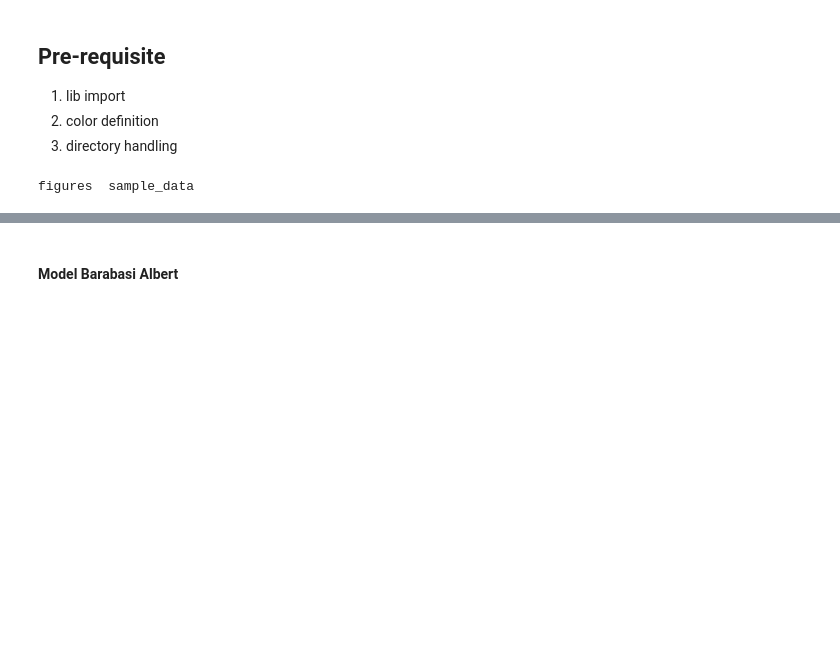
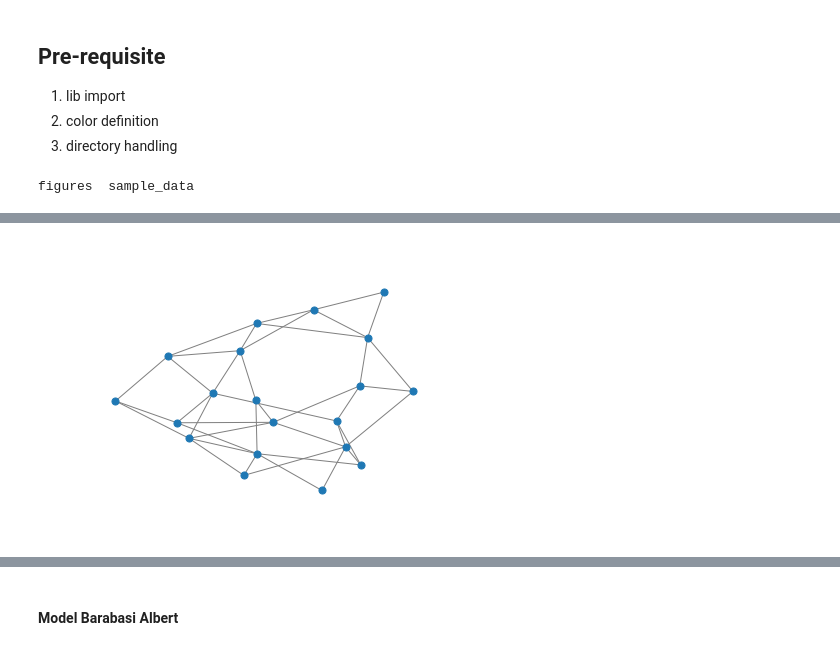
Before and after one commit to lin3372/BK_Graph_Machine_Learning_Pkt21, a Jupyter notebook: 01_04_Graphs_Benchmarks.ipynb, the cells around one changed output, grey strips where cells are left out. Cells and saved outputs as stored; diff of their text form; code cells hidden in the pictures; blank space fills up the shorter version.

```diff
--- a/01_04_Graphs_Benchmarks.ipynb
+++ b/01_04_Graphs_Benchmarks.ipynb
@@ -116,0 +160,5 @@ draw_graph(allGraphs, layout=nx.kamada_kawai_layout)
+# %%
+graph = nx.watts_strogatz_graph(n=20, k=5, p=0.2)
+draw_graph(graph)
+# %% [output]
+[figure, added]
```
Also changed, not shown: parts of 21 cells of this notebook.
